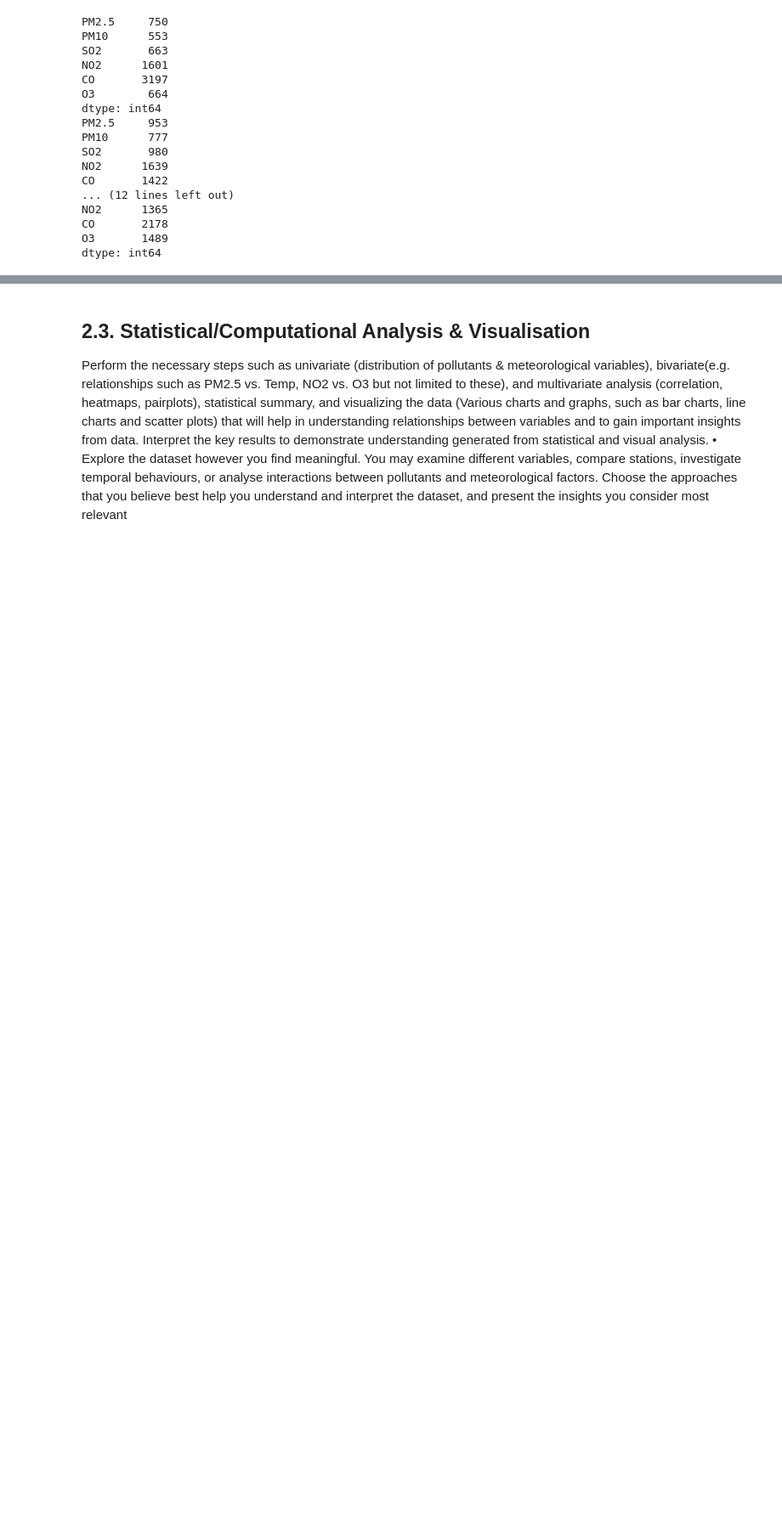
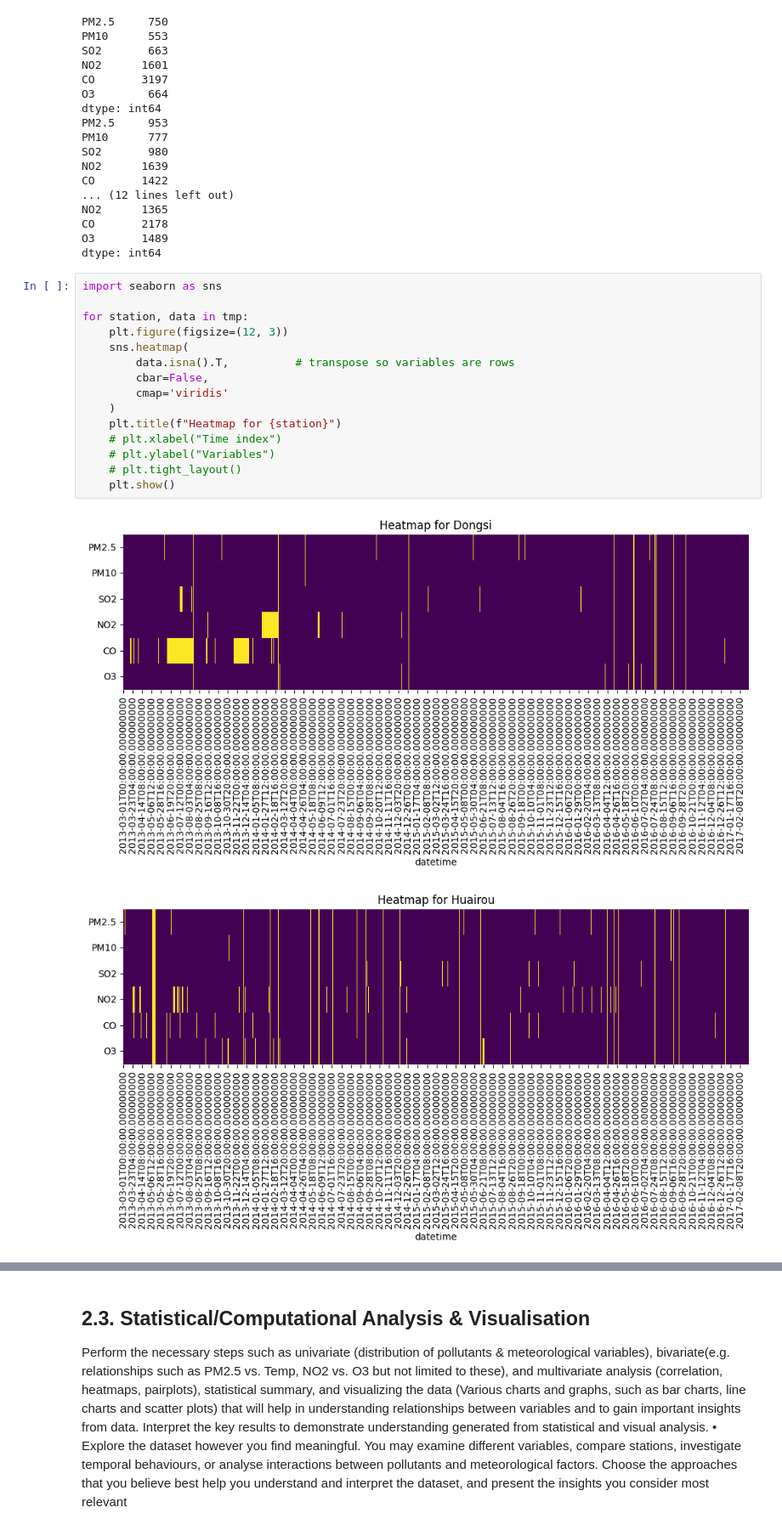
Before and after one commit to almar5855/CMP7005_PRAC1, a Jupyter notebook: st20339453 CMP7005 PRAC1.ipynb, the cells around one changed output, grey strips where cells are left out. Shown at 85% size. Drawn from its saved outputs; the diff is of its cells as text; blank space fills up the shorter version.

```diff
--- a/st20339453 CMP7005 PRAC1.ipynb
+++ b/st20339453 CMP7005 PRAC1.ipynb
@@ -230,3 +230,21 @@ NO2      1365
 CO       2178
 O3       1489
 dtype: int64
+# %%
+import seaborn as sns
+
+for station, data in tmp:
+    plt.figure(figsize=(12, 3))
+    sns.heatmap(
+        data.isna().T,          # transpose so variables are rows
+        cbar=False,
+        cmap='viridis'
+    )
+    plt.title(f"Heatmap for {station}")
+    # plt.xlabel("Time index")
+    # plt.ylabel("Variables")
+    # plt.tight_layout()
+    plt.show()
+# %% [output]
+[figure, added]
+[figure, added]
```
Also changed, not shown: parts of 6 cells of this notebook.
